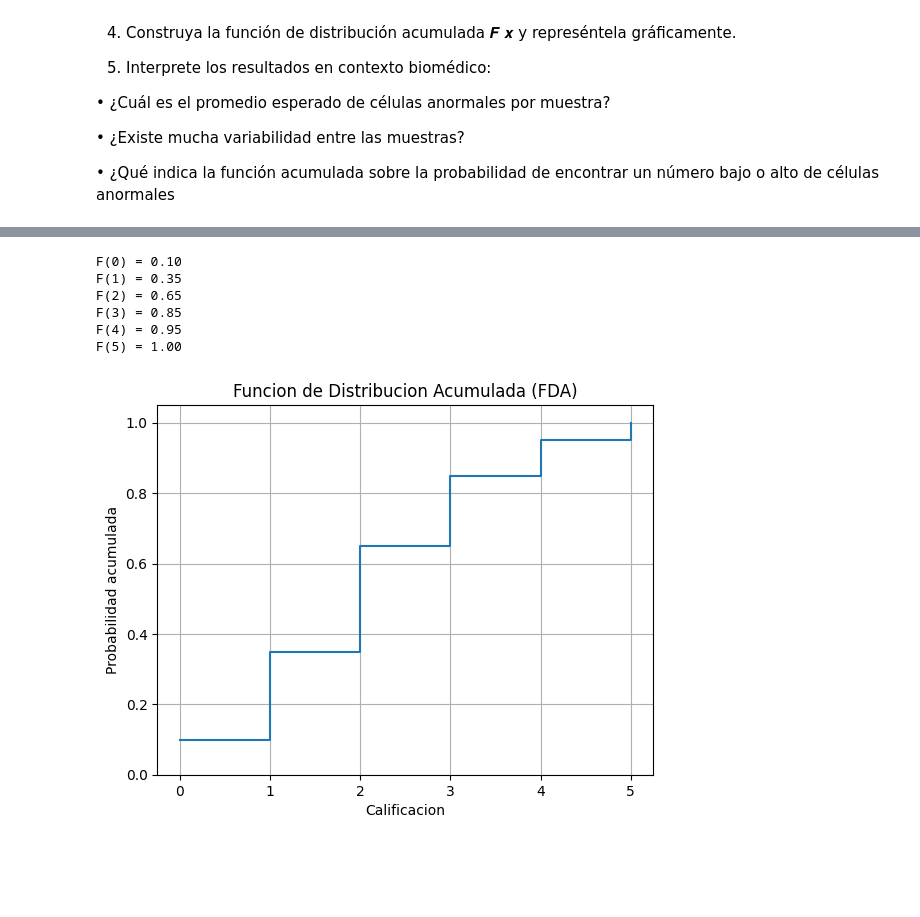
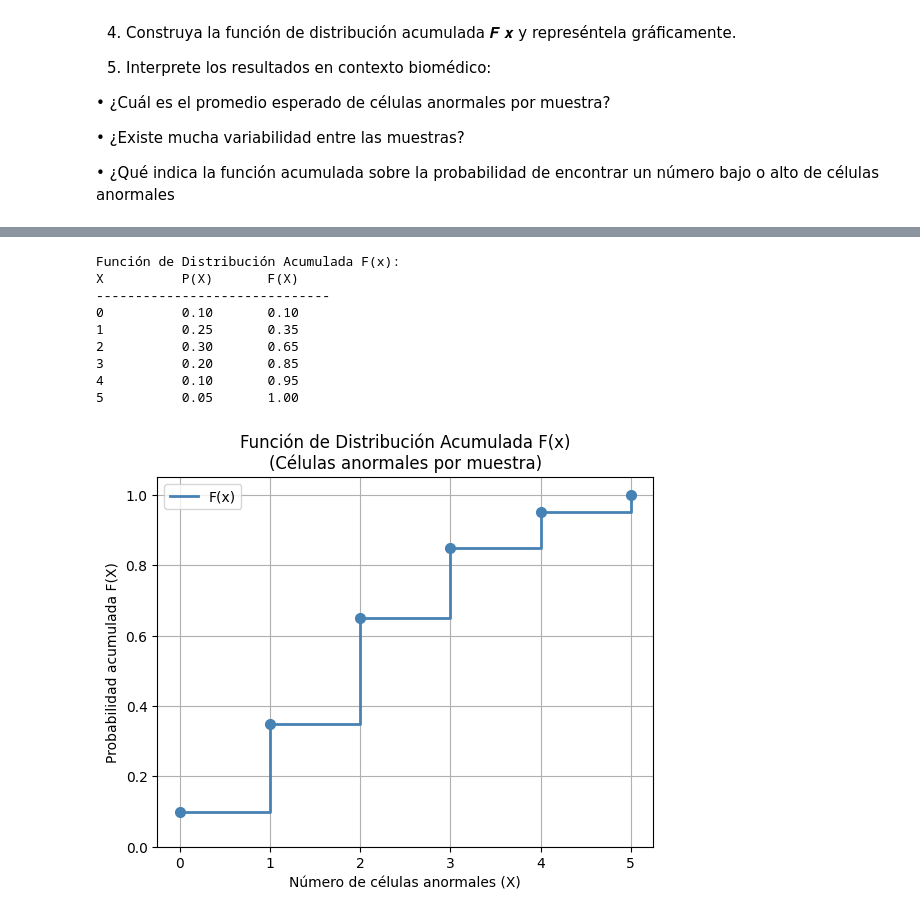
Before and after one commit to Leonardo-Leal-Salazar/Probabilidad1, a Jupyter notebook: Unidad3/Practica6_U3.ipynb, the cells around one changed output, grey strips where cells are left out. Saved outputs shown, nothing was run; the diff lists cells and outputs as text; code cells hidden in the pictures; blank space fills up the shorter version.

```diff
--- a/Unidad3/Practica6_U3.ipynb
+++ b/Unidad3/Practica6_U3.ipynb
@@ -121,0 +55,19 @@ Valor esperado (esperanza): 2.1
+# %%
+# ============================================================
+# PUNTO 2: Distribución de probabilidad de X
+# ============================================================
+
+# Mostrar tabla de distribución
+print("Distribución de Probabilidad de X:")
+print(f"{'X':<10} {'P(X)':<10}")
+print("-" * 20)
+for ni, pi in zip(n, p):
+    print(f"{ni:<10} {pi:<10.2f}")
+
+# Grafica distribución
+plt.stem(n, p)
+plt.title("Distribución de Probabilidad de X\n(Células anormales por muestra)")
+plt.xlabel("Número de células anormales (X)")
+plt.ylabel("Probabilidad P(X)")
+plt.grid(True)
+plt.show()
@@ -122,24 +142,39 @@ Valor esperado (esperanza): 2.1
 # %%
-# Calcular funcion acumulada
+# ============================================================
+# PUNTO 4: Función de Distribución Acumulada F(x)
+# ============================================================
+
+import numpy as np
+import matplotlib.pyplot as plt
+
+# Calcular FDA
 F = np.cumsum(p)
 
-# Mostrar resultado
-for ni, fi in zip(n, F):
-    print(f"F({ni}) = {fi:.2f}")
+# Mostrar tabla
+print("Función de Distribución Acumulada F(x):")
+print(f"{'X':<10} {'P(X)':<10} {'F(X)':<10}")
+print("-" * 30)
+for ni, pi, fi in zip(n, p, F):
+    print(f"{ni:<10} {pi:<10.2f} {fi:<10.2f}")
 
 # Graficar
-plt.step(n, F, where='post')
-plt.title("Funcion de Distribucion Acumulada (FDA)")
-plt.xlabel("Calificacion")
-plt.ylabel("Probabilidad acumulada")
+plt.step(n, F, where='post', color='steelblue', linewidth=2, label='F(x)')
+plt.plot(n, F, 'o', color='steelblue', markersize=7)
+plt.title("Función de Distribución Acumulada F(x)\n(Células anormales por muestra)")
+plt.xlabel("Número de células anormales (X)")
+plt.ylabel("Probabilidad acumulada F(X)")
 plt.grid(True)
 plt.ylim(0, 1.05)
+plt.legend()
 plt.show()
 # %% [output]
-F(0) = 0.10
-F(1) = 0.35
-F(2) = 0.65
-F(3) = 0.85
-F(4) = 0.95
-F(5) = 1.00
+Función de Distribución Acumulada F(x):
+X          P(X)       F(X)
+------------------------------
+0          0.10       0.10
+1          0.25       0.35
+2          0.30       0.65
+3          0.20       0.85
+4          0.10       0.95
+5          0.05       1.00
-[figure, old version]
+[figure, new version]
```
Also changed, not shown: parts of 9 cells of this notebook.
